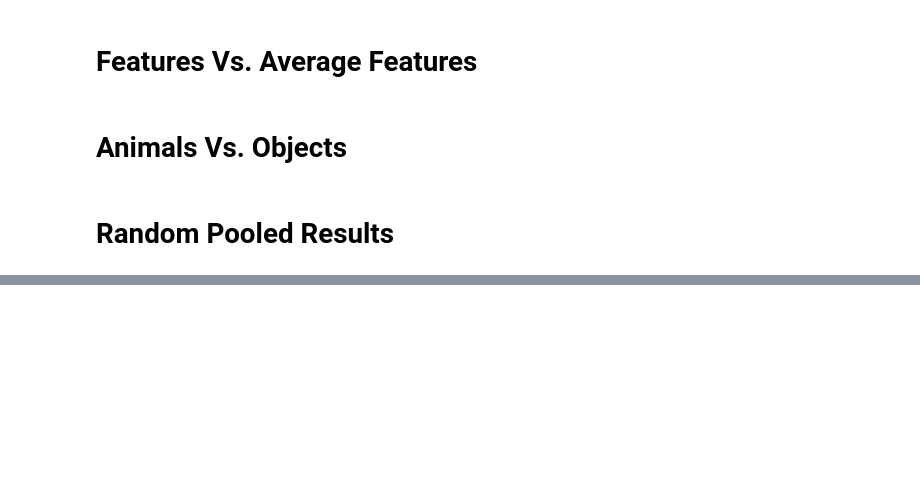
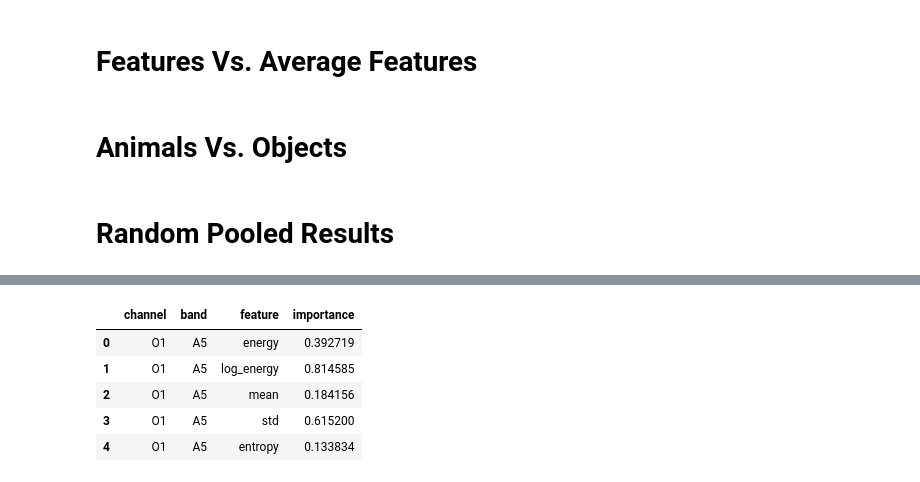
Before and after one commit to Dennis-T-cloud/EEG-Biometrics-Neural-Identity, a Jupyter notebook: 05_ml.ipynb, the cells around one changed output, grey strips where cells are left out. Cells and saved outputs as stored; diff of their text form; code cells hidden in the pictures; blank space fills up the shorter version.

```diff
--- a/05_ml.ipynb
+++ b/05_ml.ipynb
@@ -207,0 +435,34 @@ Average accuracy is 0.8075000000000001
+# %%
+import numpy as np
+import pandas as pd
+import seaborn as sns
+import matplotlib.pyplot as plt
+
+# Access fitted logistic regression and metadata
+scaler = lr_model.named_steps["standardscaler"]
+clf = lr_model.named_steps["logisticregression"]
+layout = data["layout"]
+
+# Mean absolute coefficient across classes
+global_importance = np.mean(np.abs(clf.coef_), axis=0)
+
+# Build long-format table
+rows = []
+for idx, imp in enumerate(global_importance):
+    ch, band, feat, col = layout[idx]
+    rows.append({
+        "channel": ch,
+        "band": band,
+        "feature": feat,
+        "importance": imp
+    })
+
+imp_df = pd.DataFrame(rows)
+imp_df.head()
+# %% [output]
+|  | channel | band | feature | importance |
+| 0 | O1 | A5 | energy | 0.392719 |
+| 1 | O1 | A5 | log_energy | 0.814585 |
+| 2 | O1 | A5 | mean | 0.184156 |
+| 3 | O1 | A5 | std | 0.615200 |
+| 4 | O1 | A5 | entropy | 0.133834 |
```
Also changed, not shown: parts of 22 cells of this notebook, 1 other file.
